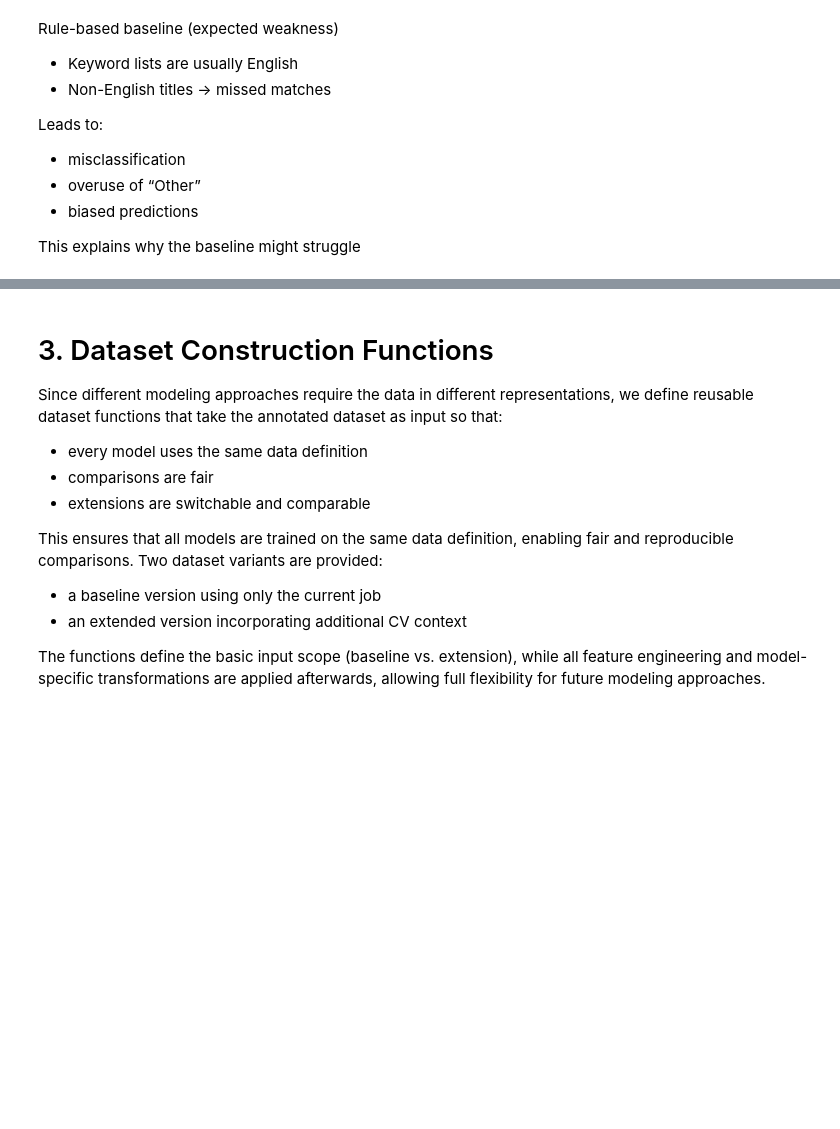
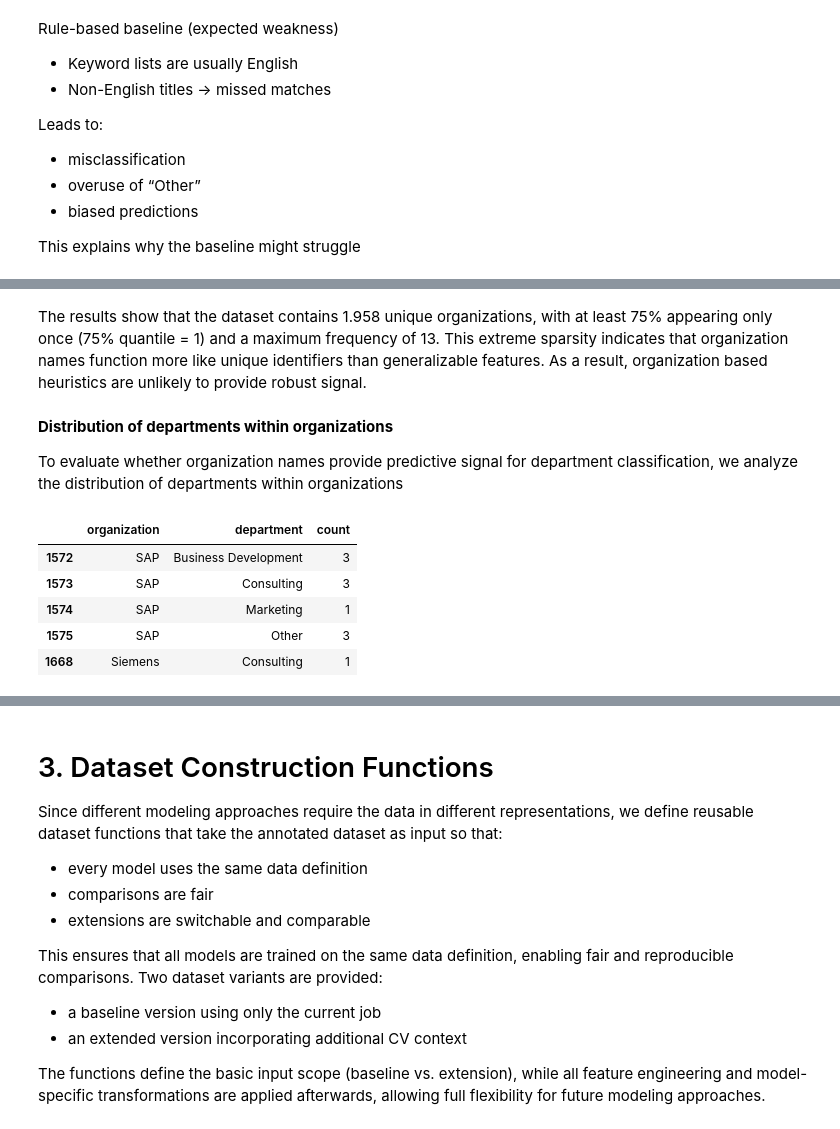
Before and after one commit to luisadosch/nlp-job-title-classification-benchmark-snapaddy, a Jupyter notebook: Untitled0.ipynb, the cells around one changed output, grey strips where cells are left out. Saved outputs shown, nothing was run; the diff lists cells and outputs as text; code cells hidden in the pictures; blank space fills up the shorter version.

```diff
--- a/Untitled0.ipynb
+++ b/Untitled0.ipynb
@@ -1207,0 +1234,25 @@ This explains why the baseline might struggle
+# %% [markdown]
+The results show that the dataset contains 1.958 unique organizations, with at least 75% appearing only once (75% quantile = 1) and a maximum frequency of 13. This extreme sparsity indicates that organization names function more like unique identifiers than generalizable features. As a result, organization based heuristics are unlikely to provide robust signal.
+# %% [markdown]
+**Distribution of departments within organizations**
+
+To evaluate whether organization names provide predictive signal for department classification, we analyze the distribution of departments within organizations
+# %%
+org_dep_dist = (
+    jobs_annotated_df
+    .groupby(["organization", "department"])
+    .size()
+    .reset_index(name="count")
+)
+
+# Keep only organizations with enough samples
+org_dep_dist = org_dep_dist.groupby("organization").filter(lambda x: x["count"].sum() >= 10)
+
+org_dep_dist.head()
+# %% [output]
+|  | organization | department | count |
+| 1572 | SAP | Business Development | 3 |
+| 1573 | SAP | Consulting | 3 |
+| 1574 | SAP | Marketing | 1 |
+| 1575 | SAP | Other | 3 |
+| 1668 | Siemens | Consulting | 1 |
```
Also changed, not shown: parts of 21 cells of this notebook.
